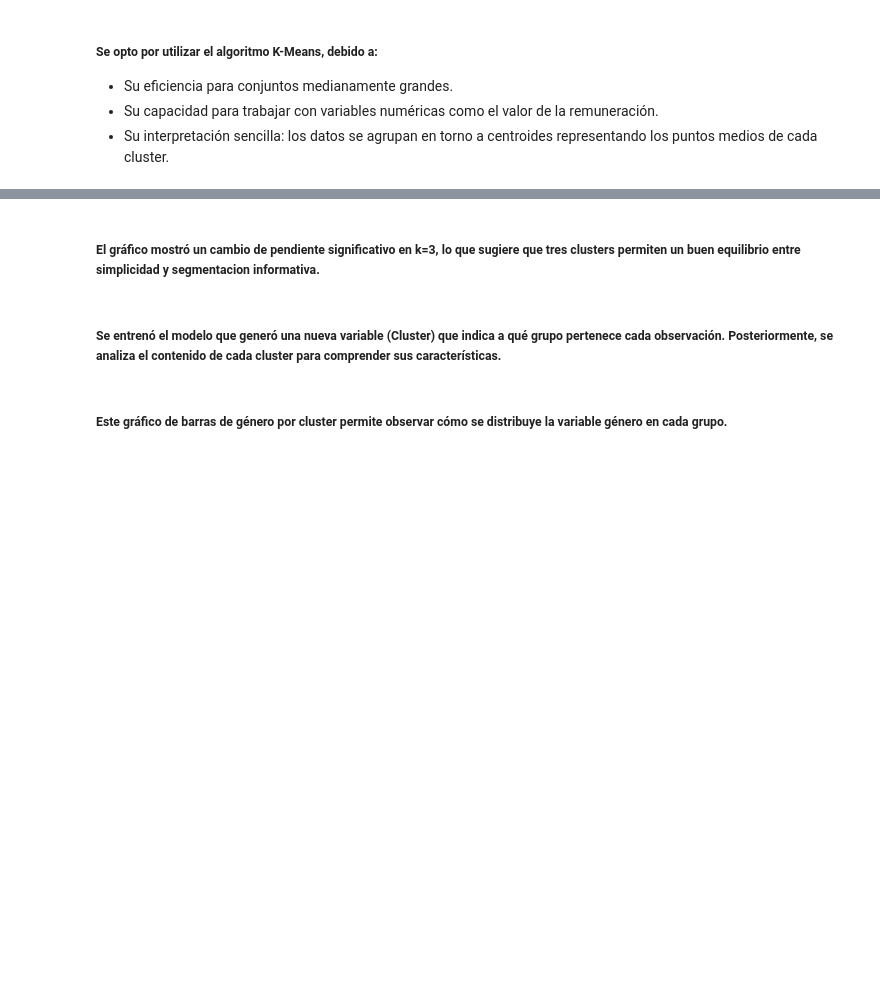
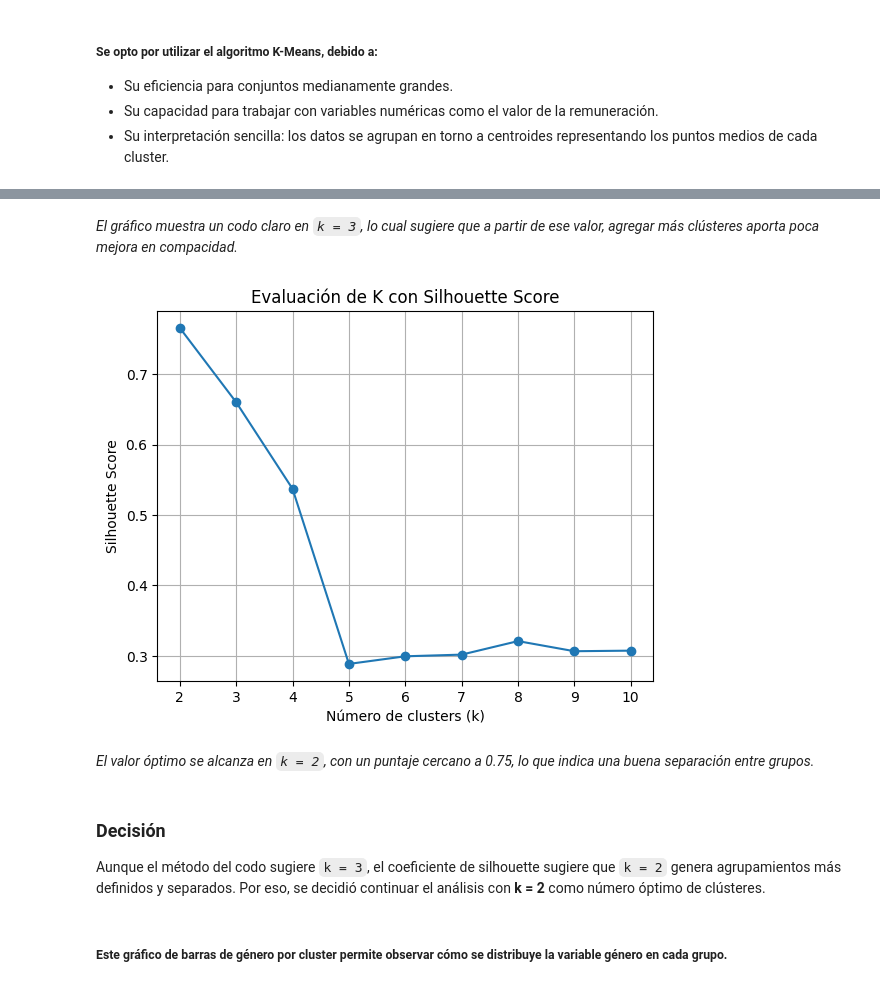
Before and after one commit to jorgelinasigal/datascience, a Jupyter notebook: proyectofinal/cuarta pre-entrega/remuneracion.ipynb, the cells around one changed output, grey strips where cells are left out. Saved outputs shown, nothing was run; the diff lists cells and outputs as text; code cells hidden in the pictures; blank space fills up the shorter version.

```diff
--- a/proyectofinal/cuarta pre-entrega/remuneracion.ipynb
+++ b/proyectofinal/cuarta pre-entrega/remuneracion.ipynb
@@ -217,7 +248,26 @@ plt.show()
-# %% [markdown]
-##### El gráfico mostró un cambio de pendiente significativo en k=3, lo que sugiere que tres clusters permiten un buen equilibrio entre simplicidad y segmentacion informativa.
-# %% [markdown]
-##### Se entrenó el modelo que generó una nueva variable (Cluster) que indica a qué grupo pertenece cada observación. Posteriormente, se analiza el contenido de cada cluster para comprender sus características.
-# %%
-kmeans = KMeans(n_clusters=3, random_state=42)
-remuneraciones['Cluster'] = kmeans.fit_predict(X_scaled)
+# %% [markdown]
+*El gráfico muestra un codo claro en `k = 3`, lo cual sugiere que a partir de ese valor, agregar más clústeres aporta poca mejora en compacidad.*
+# %%
+# Visualizacion de Silhouette score
+scores = []
+k_values = range(2, 11)
+for k in k_values:
+    kmeans = KMeans(n_clusters=k, random_state=42)
+    labels = kmeans.fit_predict(X_scaled)
+    score = silhouette_score(X_scaled, labels)
+    scores.append(score)
+plt.plot(k_values, scores, marker='o')
+plt.xlabel('Número de clusters (k)')
+plt.ylabel('Silhouette Score')
+plt.title('Evaluación de K con Silhouette Score')
+plt.grid(True)
+plt.show()
+# %% [output]
+[figure, added]
+# %% [markdown]
+*El valor óptimo se alcanza en `k = 2`, con un puntaje cercano a 0.75, lo que indica una buena separación entre grupos.*
+# %% [markdown]
+
+
+### Decisión
+Aunque el método del codo sugiere `k = 3`, el coeficiente de silhouette sugiere que `k = 2` genera agrupamientos más definidos y separados. Por eso, se decidió continuar el análisis con **k = 2** como número óptimo de clústeres.
```
Also changed, not shown: parts of 24 cells of this notebook.
